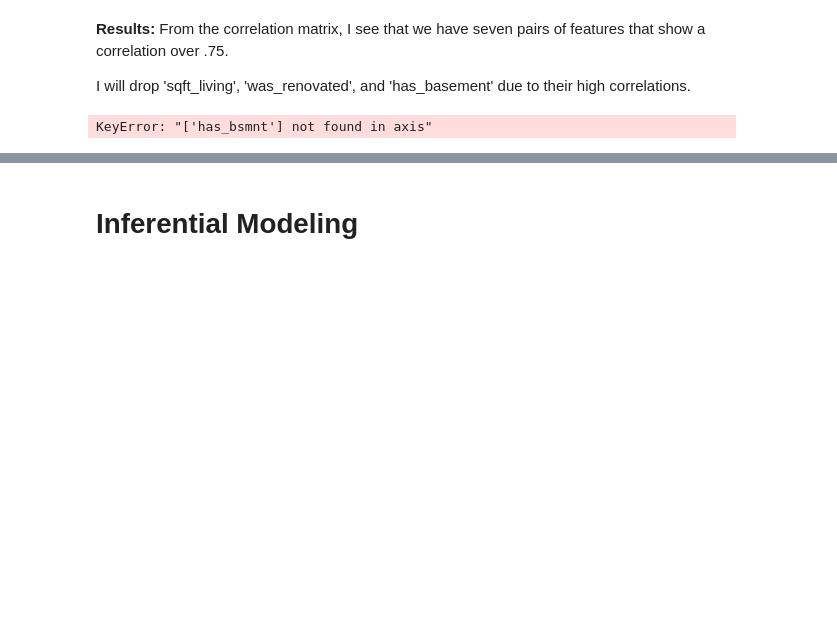
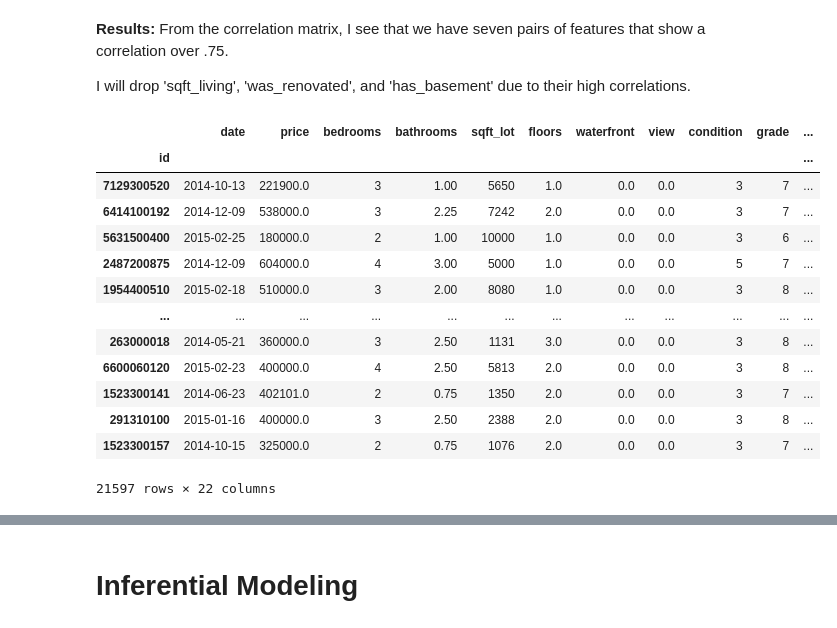
Before and after one commit to BenJMcCarty/BMC_KC_Housing_P2Project_v2, a Jupyter notebook: P2Pv2_now_w_pipes.ipynb, the cells around one changed output, grey strips where cells are left out. Drawn from its saved outputs; the diff is of its cells as text; code cells hidden in the pictures; blank space fills up the shorter version.

```diff
--- a/P2Pv2_now_w_pipes.ipynb
+++ b/P2Pv2_now_w_pipes.ipynb
@@ -1010,10 +1055,23 @@ dtype: float64
 I will drop 'sqft_living', 'was_renovated', and 'has_basement' due to their high correlations.
 # %%
 # Dropping columns to address multicollinearity (over .75)
-df_dropped = df.drop(['was_renovated', 'sqft_living','has_bsmnt'], axis=1, inplace=True)
+df_dropped = df.drop(['was_renovated', 'sqft_living','has_bsmnt'], axis=1)
 display(df_dropped)
 # %% [output]
+|  | date | price | bedrooms | bathrooms | sqft_lot | floors | waterfront | view | condition | grade | ... |
+| id |  |  |  |  |  |  |  |  |  |  | ... |
+| 7129300520 | 2014-10-13 | 221900.0 | 3 | 1.00 | 5650 | 1.0 | 0.0 | 0.0 | 3 | 7 | ... |
+| 6414100192 | 2014-12-09 | 538000.0 | 3 | 2.25 | 7242 | 2.0 | 0.0 | 0.0 | 3 | 7 | ... |
+| 5631500400 | 2015-02-25 | 180000.0 | 2 | 1.00 | 10000 | 1.0 | 0.0 | 0.0 | 3 | 6 | ... |
+| 2487200875 | 2014-12-09 | 604000.0 | 4 | 3.00 | 5000 | 1.0 | 0.0 | 0.0 | 5 | 7 | ... |
+| 1954400510 | 2015-02-18 | 510000.0 | 3 | 2.00 | 8080 | 1.0 | 0.0 | 0.0 | 3 | 8 | ... |
+| ... | ... | ... | ... | ... | ... | ... | ... | ... | ... | ... | ... |
+| 263000018 | 2014-05-21 | 360000.0 | 3 | 2.50 | 1131 | 3.0 | 0.0 | 0.0 | 3 | 8 | ... |
+| 6600060120 | 2015-02-23 | 400000.0 | 4 | 2.50 | 5813 | 2.0 | 0.0 | 0.0 | 3 | 8 | ... |
+| 1523300141 | 2014-06-23 | 402101.0 | 2 | 0.75 | 1350 | 2.0 | 0.0 | 0.0 | 3 | 7 | ... |
+| 291310100 | 2015-01-16 | 400000.0 | 3 | 2.50 | 2388 | 2.0 | 0.0 | 0.0 | 3 | 8 | ... |
+| 1523300157 | 2014-10-15 | 325000.0 | 2 | 0.75 | 1076 | 2.0 | 0.0 | 0.0 | 3 | 7 | ... |
-KeyError: "['has_bsmnt'] not found in axis"
+21597 rows × 22 columns
 # %%
 # Rerunning model
 corr_val(df_dropped.drop('price',axis=1), figsize=(20,20));
```
Also changed, not shown: parts of 46 cells of this notebook.
